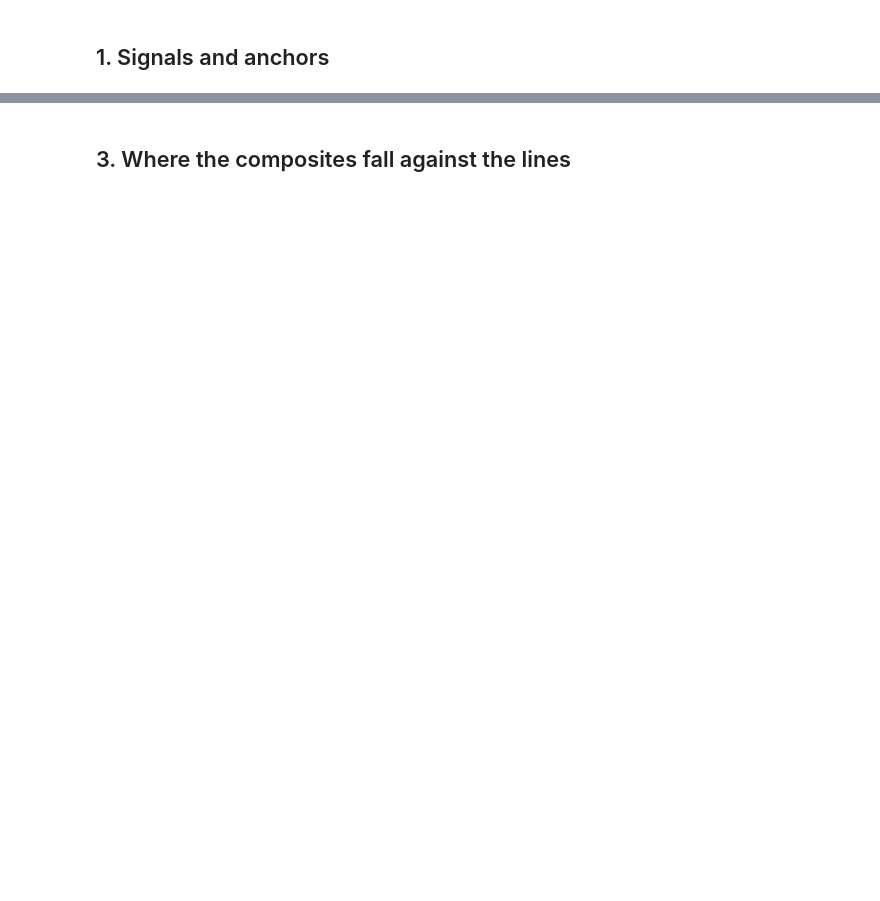
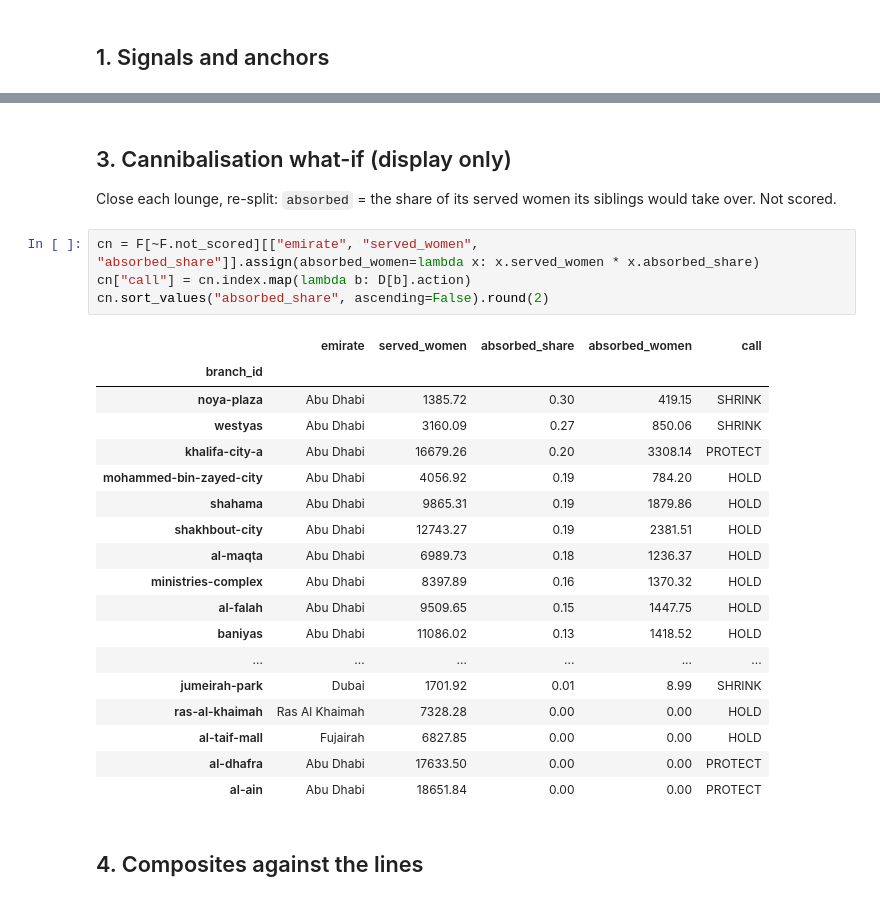
Before and after one commit to thenomadlad/2pz-ai-case-study, a Jupyter notebook: notebooks/scorecard.ipynb, the cells around one changed output, grey strips where cells are left out. Cells and saved outputs as stored; diff of their text form; blank space fills up the shorter version.

```diff
--- a/notebooks/scorecard.ipynb
+++ b/notebooks/scorecard.ipynb
@@ -69,5 +93,32 @@ SHRINK      1        0       4
+# %% [markdown]
+## 3. Cannibalisation what-if (display only)
+
+Close each lounge, re-split: `absorbed` = the share of its served women its siblings would take over. Not scored.
+# %%
+cn = F[~F.not_scored][["emirate", "served_women", "absorbed_share"]].assign(absorbed_women=lambda x: x.served_women * x.absorbed_share)
+cn["call"] = cn.index.map(lambda b: D[b].action)
+cn.sort_values("absorbed_share", ascending=False).round(2)
+# %% [output]
+|  | emirate | served_women | absorbed_share | absorbed_women | call |
+| branch_id |  |  |  |  |  |
+| noya-plaza | Abu Dhabi | 1385.72 | 0.30 | 419.15 | SHRINK |
+| westyas | Abu Dhabi | 3160.09 | 0.27 | 850.06 | SHRINK |
+| khalifa-city-a | Abu Dhabi | 16679.26 | 0.20 | 3308.14 | PROTECT |
+| mohammed-bin-zayed-city | Abu Dhabi | 4056.92 | 0.19 | 784.20 | HOLD |
+| shahama | Abu Dhabi | 9865.31 | 0.19 | 1879.86 | HOLD |
+| shakhbout-city | Abu Dhabi | 12743.27 | 0.19 | 2381.51 | HOLD |
+| al-maqta | Abu Dhabi | 6989.73 | 0.18 | 1236.37 | HOLD |
+| ministries-complex | Abu Dhabi | 8397.89 | 0.16 | 1370.32 | HOLD |
+| al-falah | Abu Dhabi | 9509.65 | 0.15 | 1447.75 | HOLD |
+| baniyas | Abu Dhabi | 11086.02 | 0.13 | 1418.52 | HOLD |
+| ... | ... | ... | ... | ... | ... |
+| jumeirah-park | Dubai | 1701.92 | 0.01 | 8.99 | SHRINK |
+| ras-al-khaimah | Ras Al Khaimah | 7328.28 | 0.00 | 0.00 | HOLD |
+| al-taif-mall | Fujairah | 6827.85 | 0.00 | 0.00 | HOLD |
+| al-dhafra | Abu Dhabi | 17633.50 | 0.00 | 0.00 | PROTECT |
+| al-ain | Abu Dhabi | 18651.84 | 0.00 | 0.00 | PROTECT |
 # %% [markdown]
-## 3. Where the composites fall against the lines
+## 4. Composites against the lines
 # %%
 print(t.composite.describe().round(3))
 print("within 0.05 of a line:", list(t.index[(abs(t.composite - scorecard.PROTECT_AT) < 0.05) | (abs(t.composite - scorecard.SHRINK_AT) < 0.05)]))
```
Also changed, not shown: parts of 12 cells of this notebook, 3 other files.
